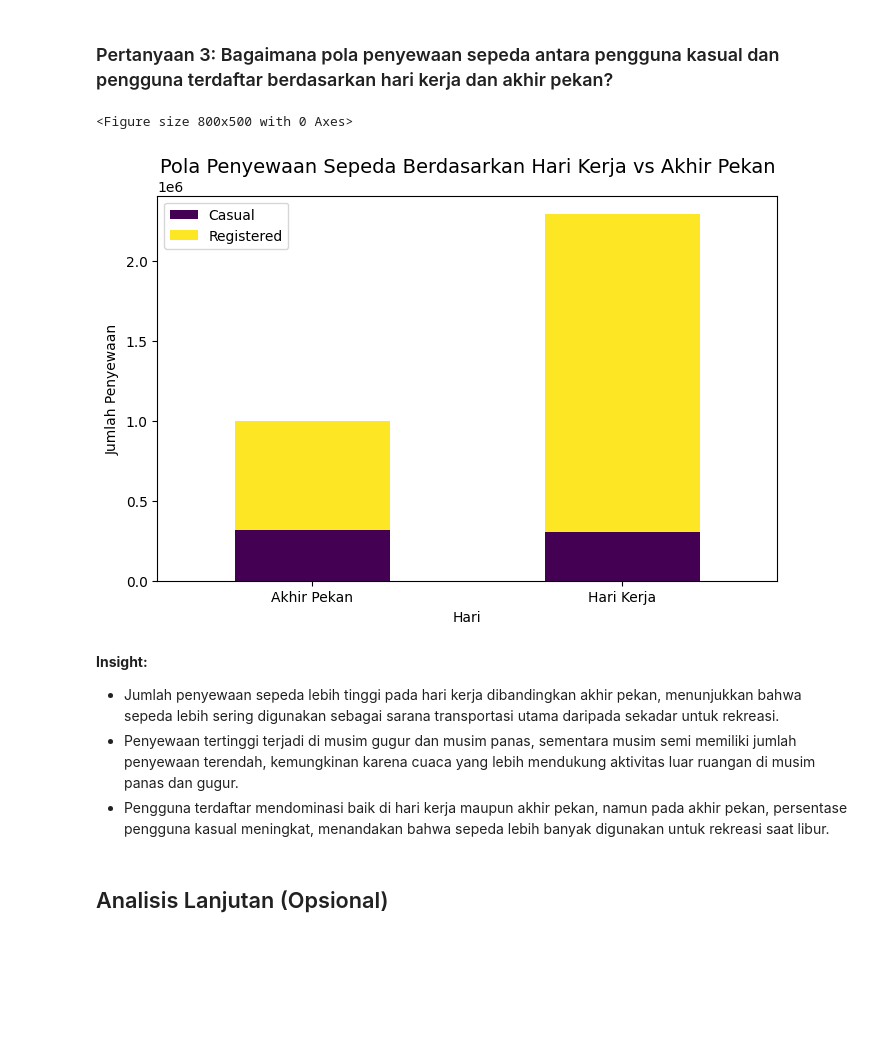
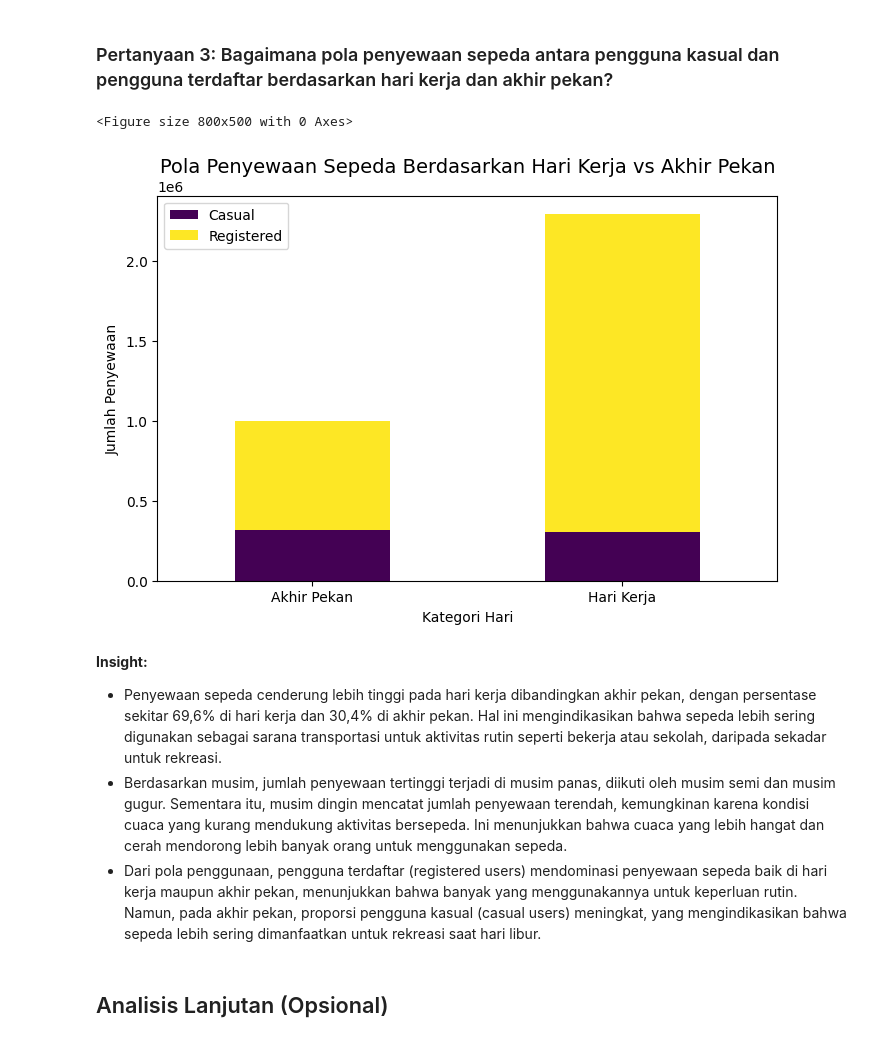
Before and after one commit to Chatarinaeva/proyek_analisis_data_python, a Jupyter notebook: notebook.ipynb, the cells around one changed output. Saved outputs shown, nothing was run; the diff lists cells and outputs as text; code cells hidden in the pictures; blank space fills up the shorter version.

```diff
--- a/notebook.ipynb
+++ b/notebook.ipynb
@@ -257,0 +211,6 @@ For example, when doing 'df[col].method(value, inplace=True)', try using 'df.met
+# %%
+#Konversi kolom season, yr, mnth, weekday, weathersit ke Format Category
+categorical_cols_day = ['season', 'yr', 'mnth', 'holiday', 'weekday', 'workingday', 'weathersit']
+for col in categorical_cols_day:
+    day_df[col] = day_df[col].astype('category')
+day_df.info()
@@ -257,0 +259,6 @@ For example, when doing 'df[col].method(value, inplace=True)', try using 'df.met
+# %%
+#Konversi kolom season, yr, mnth, weekday, weathersit ke Format Category
+categorical_cols_hour = ['season', 'yr', 'mnth', 'holiday', 'weekday', 'workingday', 'weathersit']
+for col in categorical_cols_hour:
+    hour_df[col] = hour_df[col].astype('category')
+hour_df.info()
@@ -354,0 +547,20 @@ Jumlah baris hour.csv: 17379
+# %%
+all_df = pd.merge(
+    hour_df,
+    day_df,
+    on="dteday",
+    how="left",
+    suffixes=("_hour", "_day")
+)
+
+#Kolom yang dipertahankan
+selected_columns = [
+    "dteday", "season_hour", "yr_hour", "mnth_hour", "hr", "holiday_hour",
+    "weekday_hour", "workingday_hour", "weathersit_hour", "temp_hour", "atemp_hour",
+    "hum_hour", "windspeed_hour", "casual_hour", "registered_hour", "cnt_hour"
+]
+all_df = all_df[selected_columns]
+
+# Menghilangkan suffix "_hour"
+all_df.columns = [col.replace("_hour", "") if col.endswith("_hour") else col for col in all_df.columns]
+all_df.head()
@@ -354,0 +578,4 @@ Jumlah baris hour.csv: 17379
+# %%
+season_dict = {1: "Winter", 2: "Spring", 3: "Summer", 4: "Fall"}
+all_df["season_label"] = all_df["season"].map(season_dict)
+print(all_df["season_label"].value_counts()) # Cek distribusi musim setelah transformasi
@@ -398,27 +678,27 @@ Passing `palette` without assigning `hue` is deprecated and will be removed in v
 ### Pertanyaan 3: Bagaimana pola penyewaan sepeda antara pengguna kasual dan pengguna terdaftar berdasarkan hari kerja dan akhir pekan?
 # %%
 # Kelompokkan data berdasarkan hari kerja vs akhir pekan
-day_df_grouped_workingday = day_df.groupby("workingday")[["casual", "registered"]].sum().reset_index()
+workingday_counts = all_df.groupby("workingday", observed=True)[["casual", "registered"]].sum().reset_index()
 
 # Ganti angka workingday dengan label yang lebih jelas
-day_df_grouped_workingday["workingday"] = day_df_grouped_workingday["workingday"].map({0: "Akhir Pekan", 1: "Hari Kerja"})
+workingday_counts["workingday"] = workingday_counts["workingday"].map({0: "Akhir Pekan", 1: "Hari Kerja"})
 
 # Plot stacked bar chart berdasarkan hari kerja vs akhir pekan
 plt.figure(figsize=(8, 5))
-day_df_grouped_workingday.set_index("workingday").plot(kind="bar", stacked=True, colormap="viridis", figsize=(8, 5))
+workingday_counts.set_index("workingday").plot(kind="bar", stacked=True, colormap="viridis", figsize=(8, 5))
 plt.title("Pola Penyewaan Sepeda Berdasarkan Hari Kerja vs Akhir Pekan", fontsize=14)
-plt.xlabel("Hari")
+plt.xlabel("Kategori Hari")
 plt.ylabel("Jumlah Penyewaan")
 plt.legend(["Casual", "Registered"])
 plt.xticks(rotation=0)
 plt.show()
 # %% [output]
 <Figure size 800x500 with 0 Axes>
-[figure, old version]
+[figure, new version]
 # %% [markdown]
 **Insight:**
-- Jumlah penyewaan sepeda lebih tinggi pada hari kerja dibandingkan akhir pekan, menunjukkan bahwa sepeda lebih sering digunakan sebagai sarana transportasi utama daripada sekadar untuk rekreasi.
-- Penyewaan tertinggi terjadi di musim gugur dan musim panas, sementara musim semi memiliki jumlah penyewaan terendah, kemungkinan karena cuaca yang lebih mendukung aktivitas luar ruangan di musim panas dan gugur.
-- Pengguna terdaftar mendominasi baik di hari kerja maupun akhir pekan, namun pada akhir pekan, persentase pengguna kasual meningkat, menandakan bahwa sepeda lebih banyak digunakan untuk rekreasi saat libur.
+- Penyewaan sepeda cenderung lebih tinggi pada hari kerja dibandingkan akhir pekan, dengan persentase sekitar 69,6% di hari kerja dan 30,4% di akhir pekan. Hal ini mengindikasikan bahwa sepeda lebih sering digunakan sebagai sarana transportasi untuk aktivitas rutin seperti bekerja atau sekolah, daripada sekadar untuk rekreasi.
+- Berdasarkan musim, jumlah penyewaan tertinggi terjadi di musim panas, diikuti oleh musim semi dan musim gugur. Sementara itu, musim dingin mencatat jumlah penyewaan terendah, kemungkinan karena kondisi cuaca yang kurang mendukung aktivitas bersepeda. Ini menunjukkan bahwa cuaca yang lebih hangat dan cerah mendorong lebih banyak orang untuk menggunakan sepeda.
+- Dari pola penggunaan, pengguna terdaftar (registered users) mendominasi penyewaan sepeda baik di hari kerja maupun akhir pekan, menunjukkan bahwa banyak yang menggunakannya untuk keperluan rutin. Namun, pada akhir pekan, proporsi pengguna kasual (casual users) meningkat, yang mengindikasikan bahwa sepeda lebih sering dimanfaatkan untuk rekreasi saat hari libur.
 # %% [markdown]
 ## Analisis Lanjutan (Opsional)
```
Also changed, not shown: parts of 107 cells of this notebook, 2 other files.
